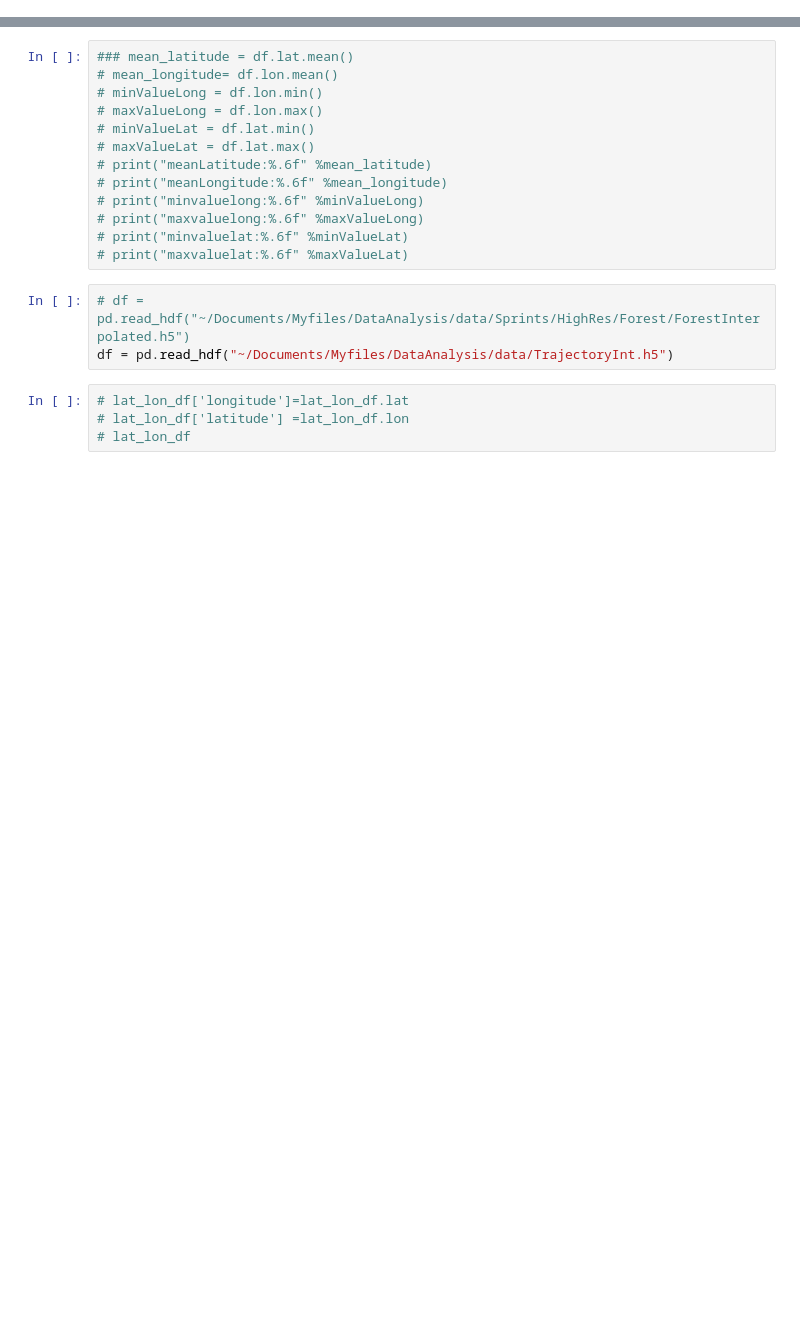
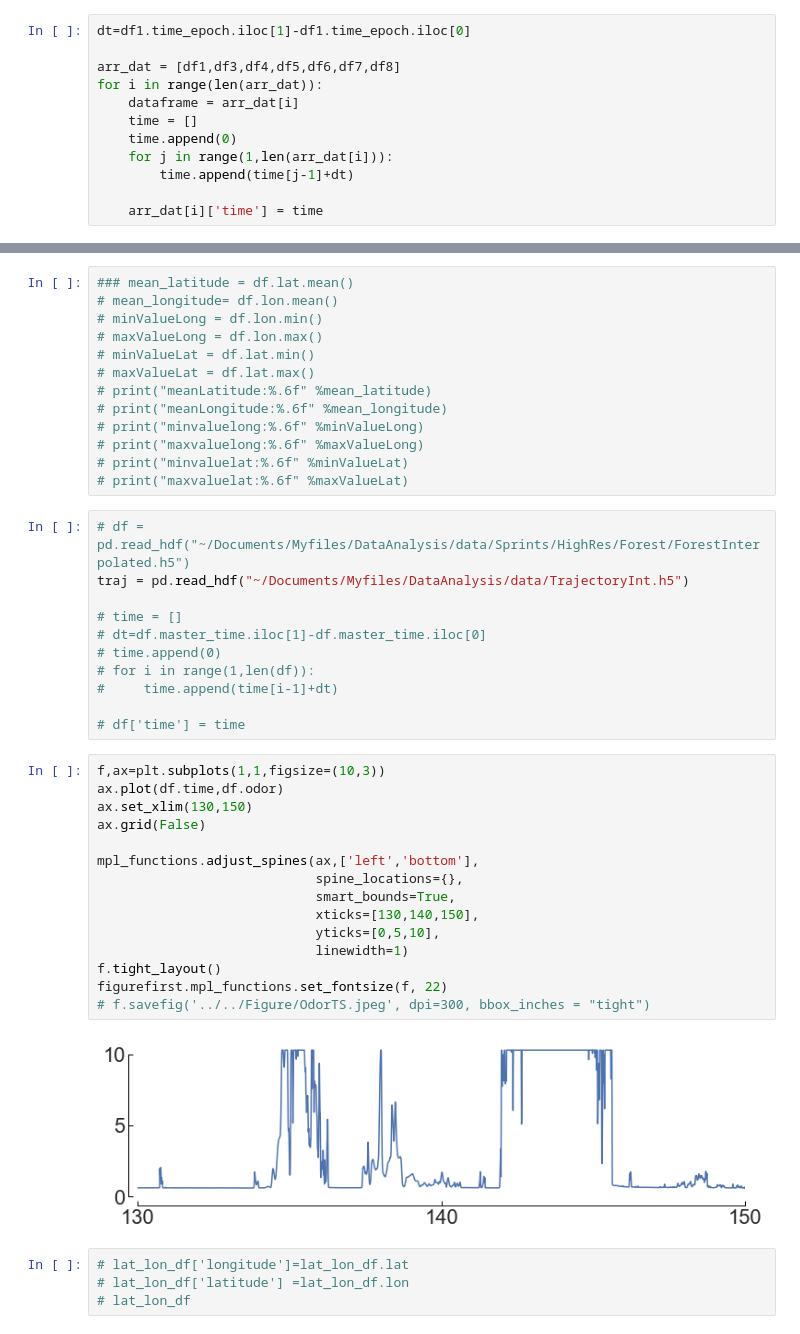
Before and after one commit to arunavanag591/odor_analysis, a Jupyter notebook: data_exploration/gpsAnalysis.ipynb, the cells around one changed output, grey strips where cells are left out. Drawn from its saved outputs; the diff is of its cells as text; blank space fills up the shorter version.

```diff
--- a/data_exploration/gpsAnalysis.ipynb
+++ b/data_exploration/gpsAnalysis.ipynb
@@ -36,0 +126,12 @@ df = pd.read_hdf("~/Documents/Myfiles/DataAnalysis/data/WindData/Forest/windgpsd
+# %%
+dt=df1.time_epoch.iloc[1]-df1.time_epoch.iloc[0]
+
+arr_dat = [df1,df3,df4,df5,df6,df7,df8]
+for i in range(len(arr_dat)):
+    dataframe = arr_dat[i]
+    time = []
+    time.append(0)
+    for j in range(1,len(arr_dat[i])):
+        time.append(time[j-1]+dt)
+
+    arr_dat[i]['time'] = time
@@ -140,7 +246,32 @@ f.savefig('../../Figure/Plots/ForestSpeedScatter.jpeg', dpi=300, bbox_inches = "
 # print("maxvaluelat:%.6f" %maxValueLat)
 # %%
 # df = pd.read_hdf("~/Documents/Myfiles/DataAnalysis/data/Sprints/HighRes/Forest/ForestInterpolated.h5")
-df = pd.read_hdf("~/Documents/Myfiles/DataAnalysis/data/TrajectoryInt.h5")
+traj = pd.read_hdf("~/Documents/Myfiles/DataAnalysis/data/TrajectoryInt.h5")
+
+# time = []
+# dt=df.master_time.iloc[1]-df.master_time.iloc[0]
+# time.append(0)
+# for i in range(1,len(df)):
+#     time.append(time[i-1]+dt)
+
+# df['time'] = time
+# %%
+f,ax=plt.subplots(1,1,figsize=(10,3))
+ax.plot(df.time,df.odor)
+ax.set_xlim(130,150)
+ax.grid(False)
+
+mpl_functions.adjust_spines(ax,['left','bottom'],
+                            spine_locations={},
+                            smart_bounds=True,
+                            xticks=[130,140,150],
+                            yticks=[0,5,10],
+                            linewidth=1)
+f.tight_layout()
+figurefirst.mpl_functions.set_fontsize(f, 22)
+# f.savefig('../../Figure/OdorTS.jpeg', dpi=300, bbox_inches = "tight")
+# %% [output]
+[figure, added]
 # %%
 # lat_lon_df['longitude']=lat_lon_df.lat
 # lat_lon_df['latitude'] =lat_lon_df.lon
```
Also changed, not shown: parts of 20 cells of this notebook, 9 other files.
